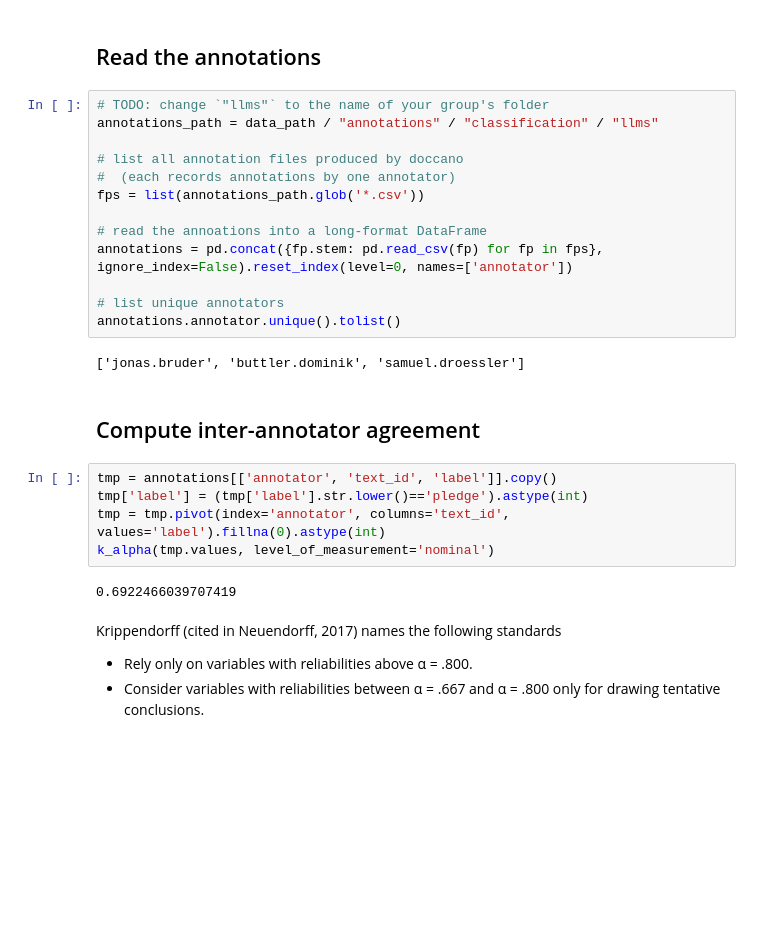
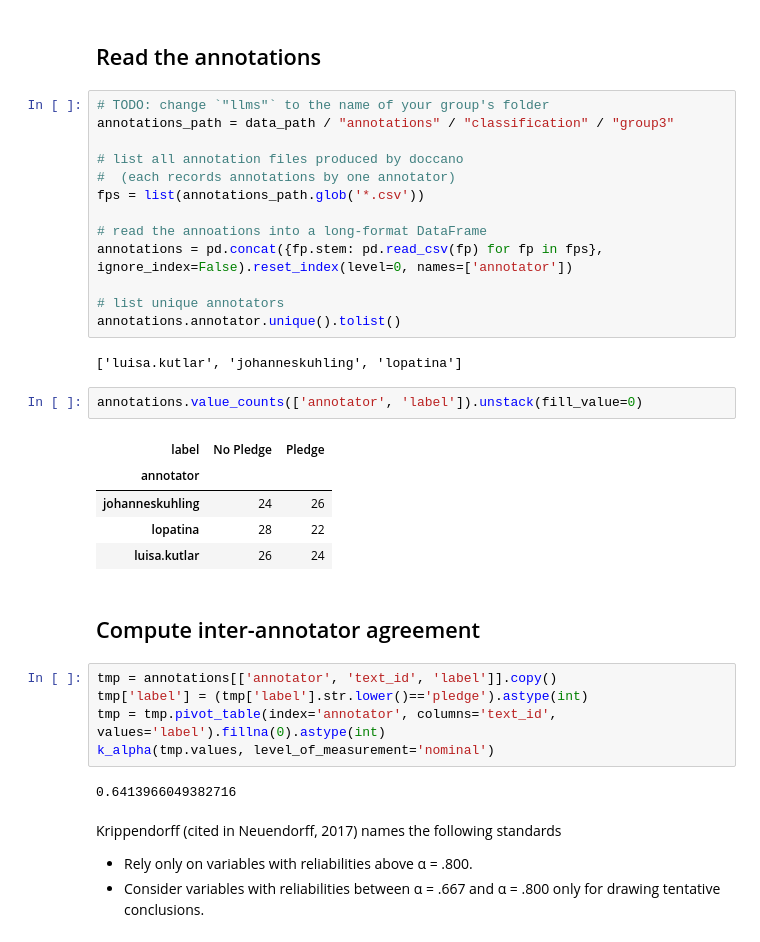
Before and after one commit to haukelicht/advanced_text_analysis, a Jupyter notebook: notebooks/annotation/compute_ica_pledge_classification.ipynb, the cells around one changed output. Saved outputs shown, nothing was run; the diff lists cells and outputs as text; blank space fills up the shorter version.

```diff
--- a/notebooks/annotation/compute_ica_pledge_classification.ipynb
+++ b/notebooks/annotation/compute_ica_pledge_classification.ipynb
@@ -40,7 +40,7 @@ data_path = Path(data_path)
 ## Read the annotations
 # %%
 # TODO: change `"llms"` to the name of your group's folder
-annotations_path = data_path / "annotations" / "classification" / "llms"
+annotations_path = data_path / "annotations" / "classification" / "group3"
 
 # list all annotation files produced by doccano
 #  (each records annotations by one annotator)
@@ -52,16 +52,24 @@ annotations = pd.concat({fp.stem: pd.read_csv(fp) for fp in fps}, ignore_index=F
 # list unique annotators
 annotations.annotator.unique().tolist()
 # %% [output]
-['jonas.bruder', 'buttler.dominik', 'samuel.droessler']
+['luisa.kutlar', 'johanneskuhling', 'lopatina']
+# %%
+annotations.value_counts(['annotator', 'label']).unstack(fill_value=0)
+# %% [output]
+| label | No Pledge | Pledge |
+| annotator |  |  |
+| johanneskuhling | 24 | 26 |
+| lopatina | 28 | 22 |
+| luisa.kutlar | 26 | 24 |
 # %% [markdown]
 ## Compute inter-annotator agreement
 # %%
 tmp = annotations[['annotator', 'text_id', 'label']].copy()
 tmp['label'] = (tmp['label'].str.lower()=='pledge').astype(int)
-tmp = tmp.pivot(index='annotator', columns='text_id', values='label').fillna(0).astype(int)
+tmp = tmp.pivot_table(index='annotator', columns='text_id', values='label').fillna(0).astype(int)
 k_alpha(tmp.values, level_of_measurement='nominal')
 # %% [output]
-0.6922466039707419
+0.6413966049382716
 # %% [markdown]
 Krippendorff (cited in Neuendorff, 2017) names the following standards
 
```
Also changed, not shown: 2 other files.
